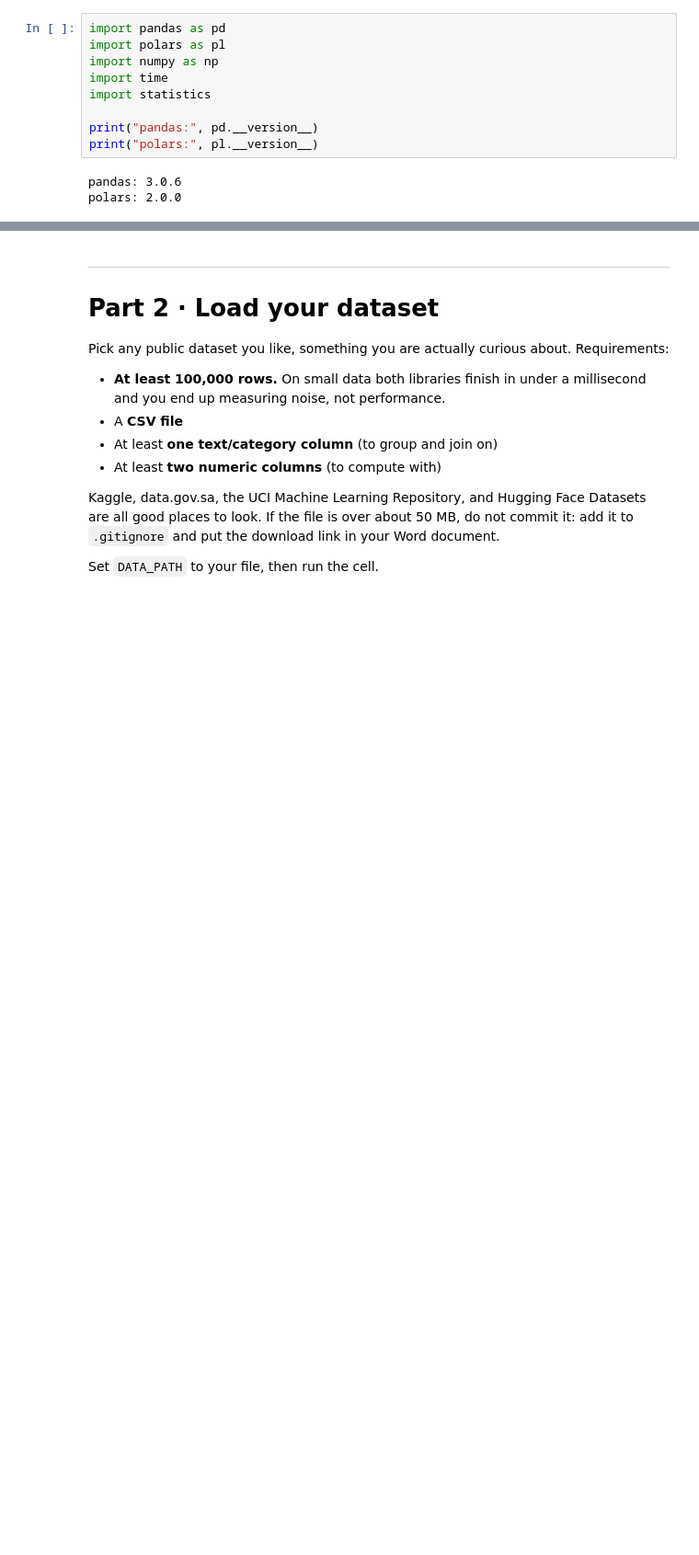
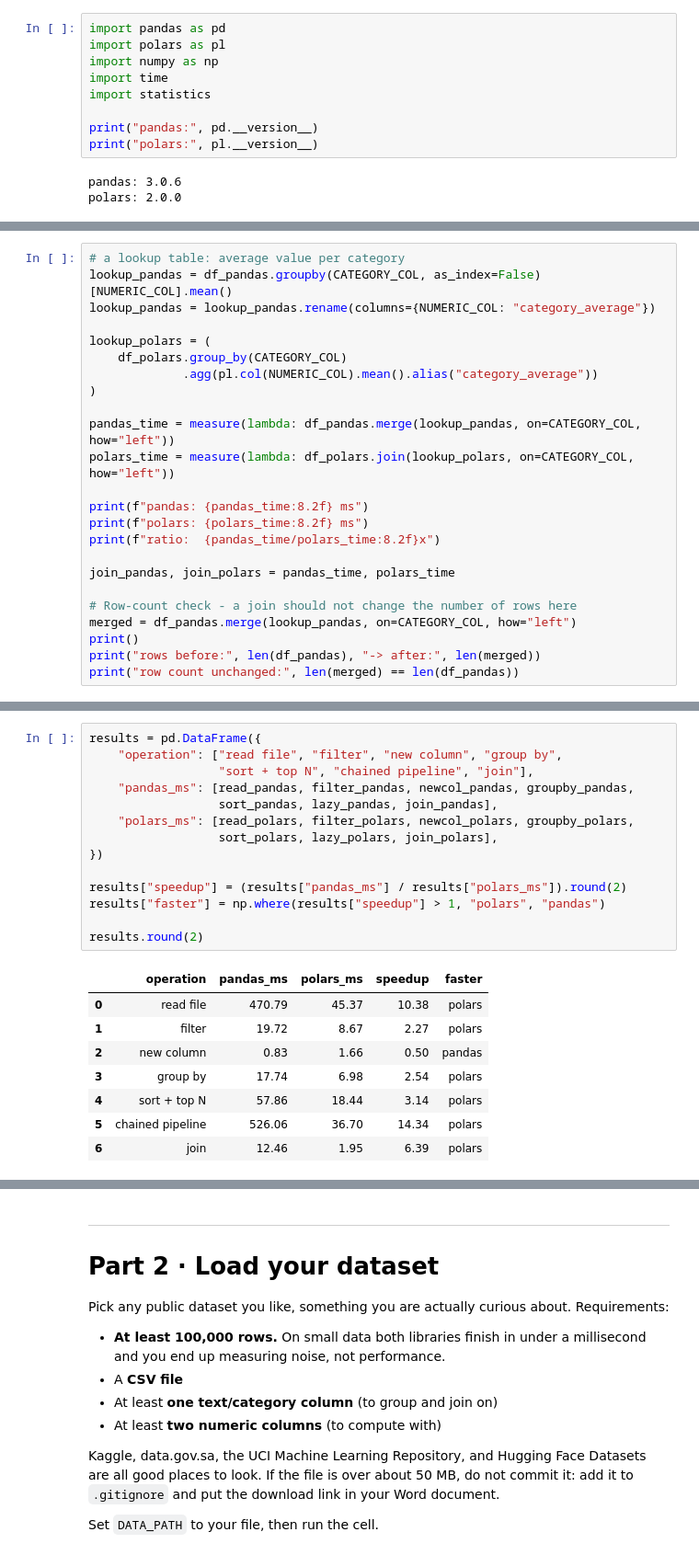
Before and after one commit to JooryAlqahtani/Arti303_Group7, a Jupyter notebook: ARTI303_Assignment1_PandasVsPolars.ipynb, the cells around one changed output, grey strips where cells are left out. Shown at 92% size. Saved outputs shown, nothing was run; the diff lists cells and outputs as text; blank space fills up the shorter version.

```diff
--- a/ARTI303_Assignment1_PandasVsPolars.ipynb
+++ b/ARTI303_Assignment1_PandasVsPolars.ipynb
@@ -68,0 +495,24 @@ polars: 2.0.0
+# %%
+# a lookup table: average value per category
+lookup_pandas = df_pandas.groupby(CATEGORY_COL, as_index=False)[NUMERIC_COL].mean()
+lookup_pandas = lookup_pandas.rename(columns={NUMERIC_COL: "category_average"})
+
+lookup_polars = (
+    df_polars.group_by(CATEGORY_COL)
+             .agg(pl.col(NUMERIC_COL).mean().alias("category_average"))
+)
+
+pandas_time = measure(lambda: df_pandas.merge(lookup_pandas, on=CATEGORY_COL, how="left"))
+polars_time = measure(lambda: df_polars.join(lookup_polars, on=CATEGORY_COL, how="left"))
+
+print(f"pandas: {pandas_time:8.2f} ms")
+print(f"polars: {polars_time:8.2f} ms")
+print(f"ratio:  {pandas_time/polars_time:8.2f}x")
+
+join_pandas, join_polars = pandas_time, polars_time
+
+# Row-count check - a join should not change the number of rows here
+merged = df_pandas.merge(lookup_pandas, on=CATEGORY_COL, how="left")
+print()
+print("rows before:", len(df_pandas), "-> after:", len(merged))
+print("row count unchanged:", len(merged) == len(df_pandas))
@@ -68,0 +533,23 @@ polars: 2.0.0
+# %%
+results = pd.DataFrame({
+    "operation": ["read file", "filter", "new column", "group by",
+                  "sort + top N", "chained pipeline", "join"],
+    "pandas_ms": [read_pandas, filter_pandas, newcol_pandas, groupby_pandas,
+                  sort_pandas, lazy_pandas, join_pandas],
+    "polars_ms": [read_polars, filter_polars, newcol_polars, groupby_polars,
+                  sort_polars, lazy_polars, join_polars],
+})
+
+results["speedup"] = (results["pandas_ms"] / results["polars_ms"]).round(2)
+results["faster"] = np.where(results["speedup"] > 1, "polars", "pandas")
+
+results.round(2)
+# %% [output]
+|  | operation | pandas_ms | polars_ms | speedup | faster |
+| 0 | read file | 470.79 | 45.37 | 10.38 | polars |
+| 1 | filter | 19.72 | 8.67 | 2.27 | polars |
+| 2 | new column | 0.83 | 1.66 | 0.50 | pandas |
+| 3 | group by | 17.74 | 6.98 | 2.54 | polars |
+| 4 | sort + top N | 57.86 | 18.44 | 3.14 | polars |
+| 5 | chained pipeline | 526.06 | 36.70 | 14.34 | polars |
+| 6 | join | 12.46 | 1.95 | 6.39 | polars |
```
Also changed, not shown: parts of 51 cells of this notebook, 1 other file.
